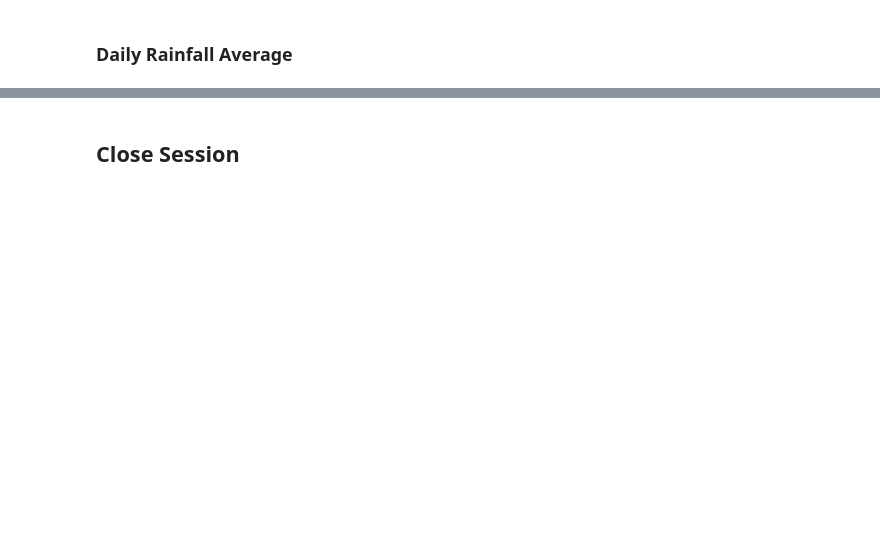
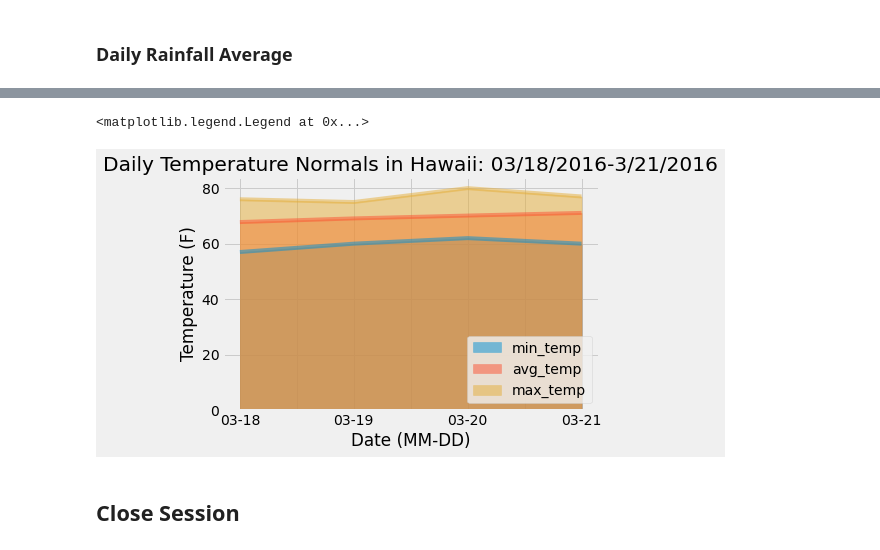
Before and after one commit to szig97/sqlalchemy-challenge, a Jupyter notebook: Surfs Up/Jupyter Notebook/temp_analysis_bonus_2.ipynb, the cells around one changed output, grey strips where cells are left out. Saved outputs shown, nothing was run; the diff lists cells and outputs as text; code cells hidden in the pictures; blank space fills up the shorter version.

```diff
--- a/Surfs Up/Jupyter Notebook/temp_analysis_bonus_2.ipynb
+++ b/Surfs Up/Jupyter Notebook/temp_analysis_bonus_2.ipynb
@@ -122,14 +146,20 @@ daily_normals("01-01")
 # push each tuple of calculations into a list called `normals`
 
 # Set the start and end date of the trip
-start_date = '2017-08-01'
-end_date = '2017-08-07'
-
-# Use the start and end date to create a range of dates
+start_date = '2016-03-18'
+end_date = '2016-03-21'
 
 
 # Strip off the year and save a list of strings in the format %m-%d
-
+trip_dates = ['03-18','03-19','03-20','03-21']
 
 # Use the `daily_normals` function to calculate the normals for each date string
 # and append the results to a list called `normals`.
+normals = []
+def daily_normals(date):
+    sel = [func.min(Measurement.tobs), func.avg(Measurement.tobs), func.max(Measurement.tobs)]
+    return session.query(*sel).filter(func.strftime("%m-%d", Measurement.date) == date).all()
+
+for i in trip_dates:
+    normals.append(daily_normals(i)[0])
+normals
@@ -136,2 +171,6 @@ end_date = '2017-08-07'
 # %%
 # Load the previous query results into a Pandas DataFrame and add the `trip_dates` range as the `date` index
+daily_normals_df = pd.DataFrame(normals, columns=['min_temp','avg_temp','max_temp'], index=trip_dates)
+daily_normals_df.index.name='dates'
+
+daily_normals_df
@@ -140,2 +184,12 @@ end_date = '2017-08-07'
+# %%
+# Plot the daily normals as an area plot with `stacked=False`
+daily_normals_df.plot.area(stacked=False)
+plt.title('Daily Temperature Normals in Hawaii: 03/18/2016-3/21/2016')
+plt.xlabel("Date (MM-DD)")
+plt.ylabel("Temperature (F)")
+plt.legend(loc='lower right')
+# %% [output]
+<matplotlib.legend.Legend at 0x...>
+[figure, added]
 # %% [markdown]
 ## Close Session
```
Also changed, not shown: parts of 7 cells of this notebook.
